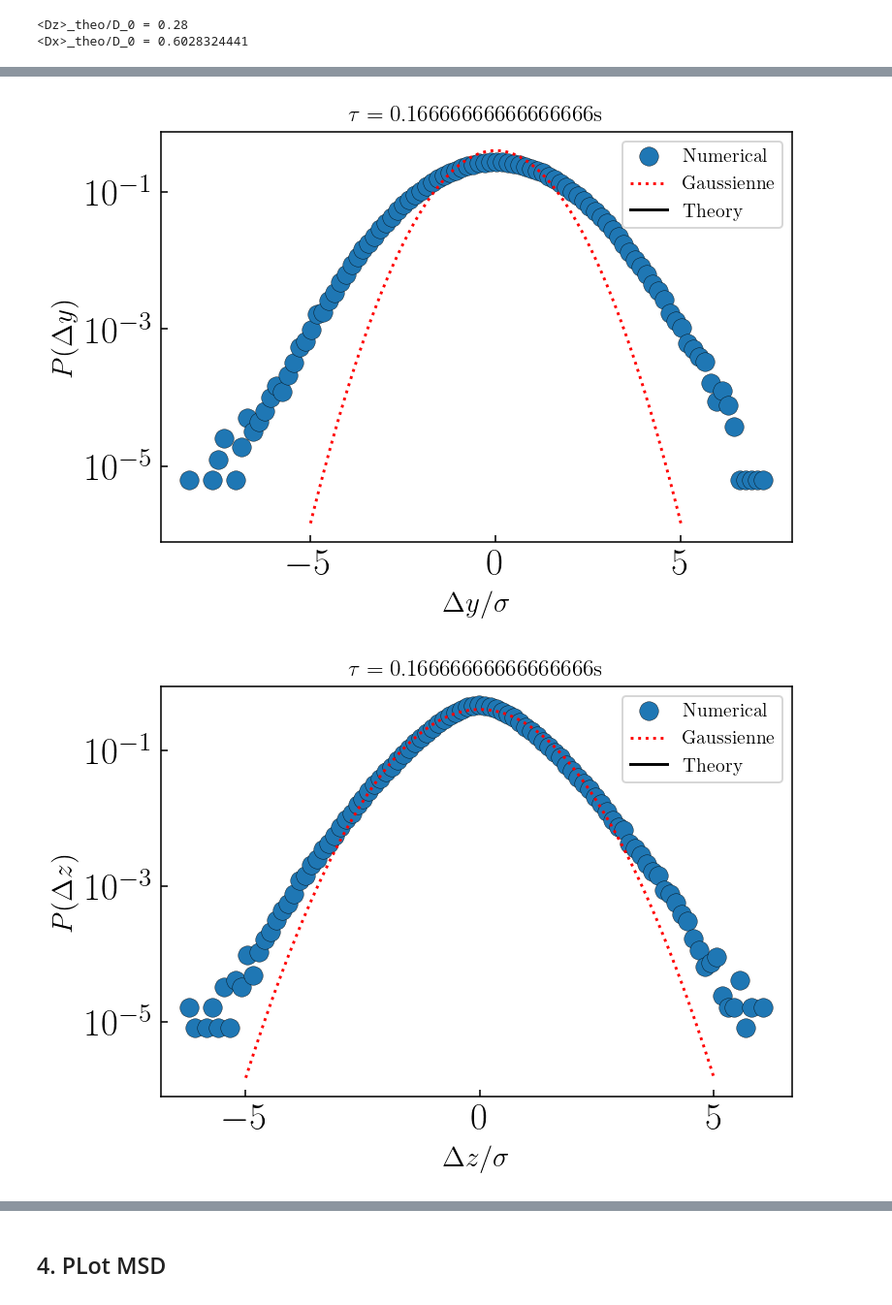
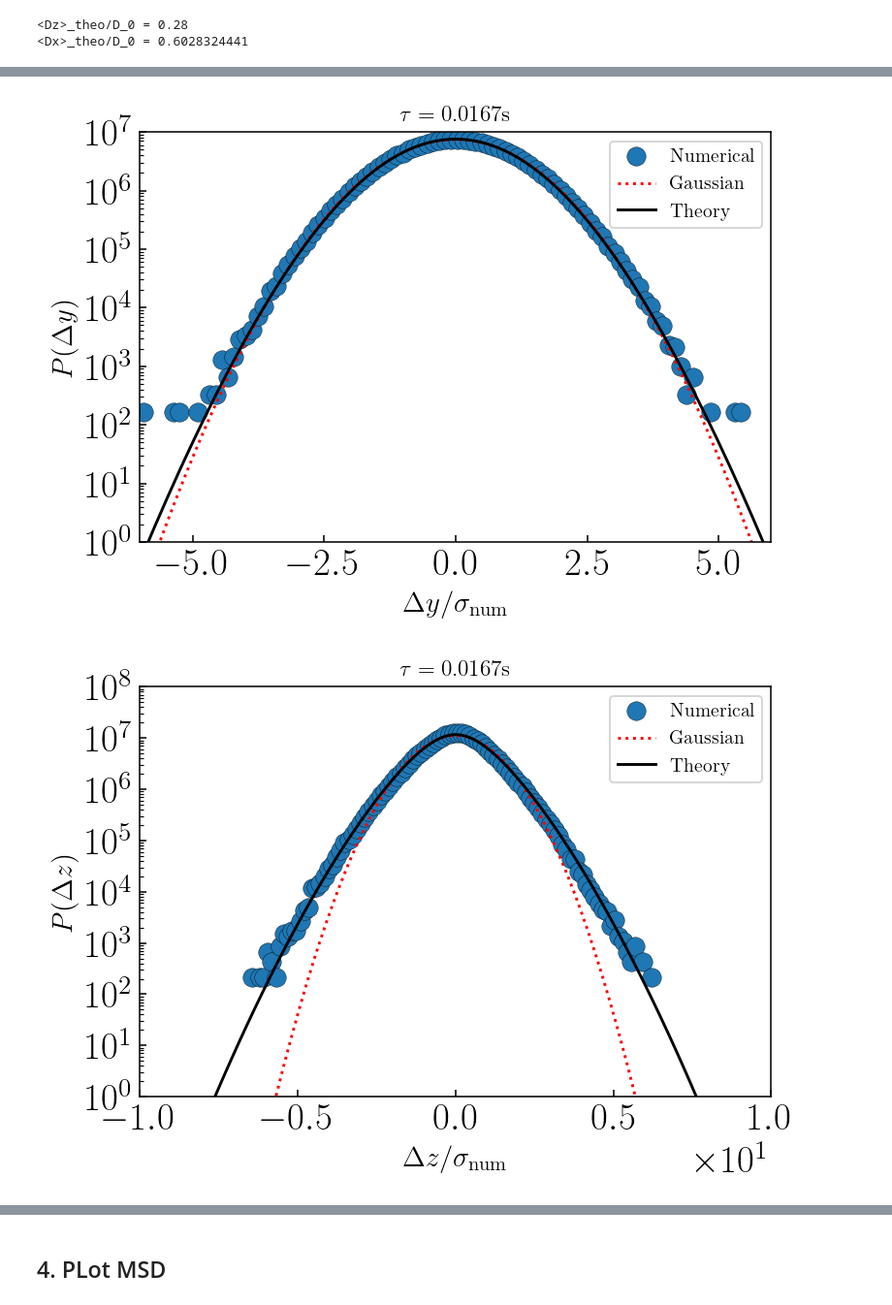
Before and after one commit to ElodieMillan/Brownian-particle-near-wall, a Jupyter notebook: Results/10-21/Overd-RigidWall/Analyse_Overd-Rigid-Wall-python(trajCourte).ipynb, the cells around one changed output, grey strips where cells are left out. Shown at 97% size. Cells and saved outputs as stored; diff of their text form; code cells hidden in the pictures.

```diff
--- a/Results/10-21/Overd-RigidWall/Analyse_Overd-Rigid-Wall-python(trajCourte).ipynb
+++ b/Results/10-21/Overd-RigidWall/Analyse_Overd-Rigid-Wall-python(trajCourte).ipynb
@@ -233,7 +181,6 @@ def pdf_DeltaXi_Delta_t(dz, n_dt, axis="z", bins=50):
 # %%
-bins = 50
-dx_theo = np.linspace(-8, 8, bins)
-PDFTheo = pdf_DeltaXi_Delta_t(dx_theo, 10, axis="x", bins=bins)
-plt.plot(dx_theo, PDFTheo, "k-")
-simu.PDF("dx", N_tau=10, space="wall", bins=bins, plot=True)
+bins = 100
+n_tau = 1
+plt.axis([-6, 6,1e0, 1e7])
+simu.PDF("dx", N_tau=n_tau, space="wall", bins=bins, plot=True)
 # %% [output]
@@ -241,8 +188,10 @@ simu.PDF("dx", N_tau=10, space="wall", bins=bins, plot=True)
 # %%
-simu.PDF("dy", N_tau=10, space="wall", bins=100, plot=True)
+plt.axis([-6, 6,1e0, 1e7])
+simu.PDF("dy", N_tau=n_tau, space="wall", bins=100, plot=True)
 # %% [output]
-[figure, old version]
+[figure, new version]
 # %%
-simu.PDF("dz", N_tau=10, space="wall", bins=100, plot=True)
+plt.axis([-10, 10,1e0, 1e8])
+simu.PDF("dz", N_tau=n_tau, space="wall", bins=100, plot=True)
 # %% [output]
-[figure, old version]
+[figure, new version]
```
Also changed, not shown: parts of 21 cells of this notebook, 6 other files.
